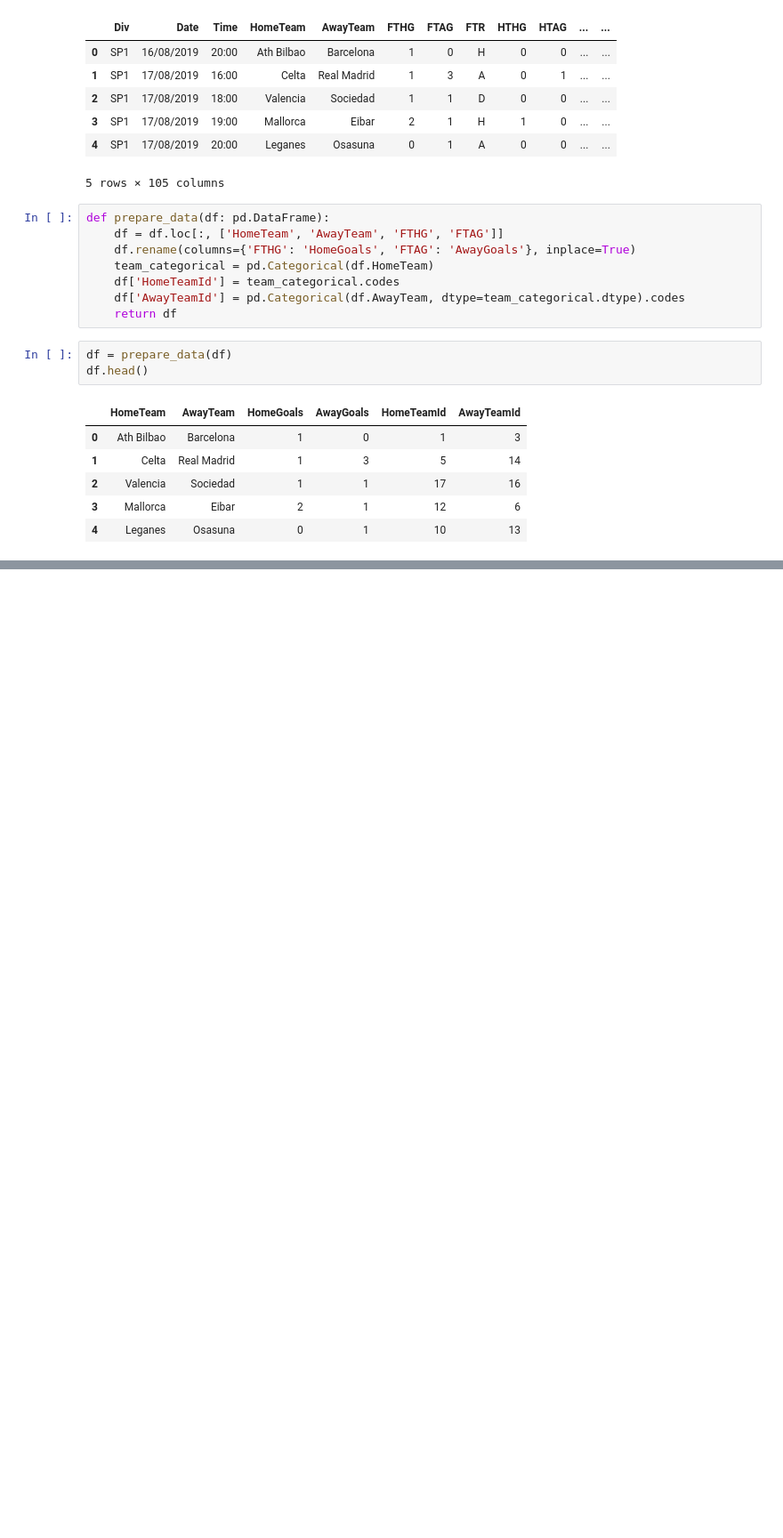
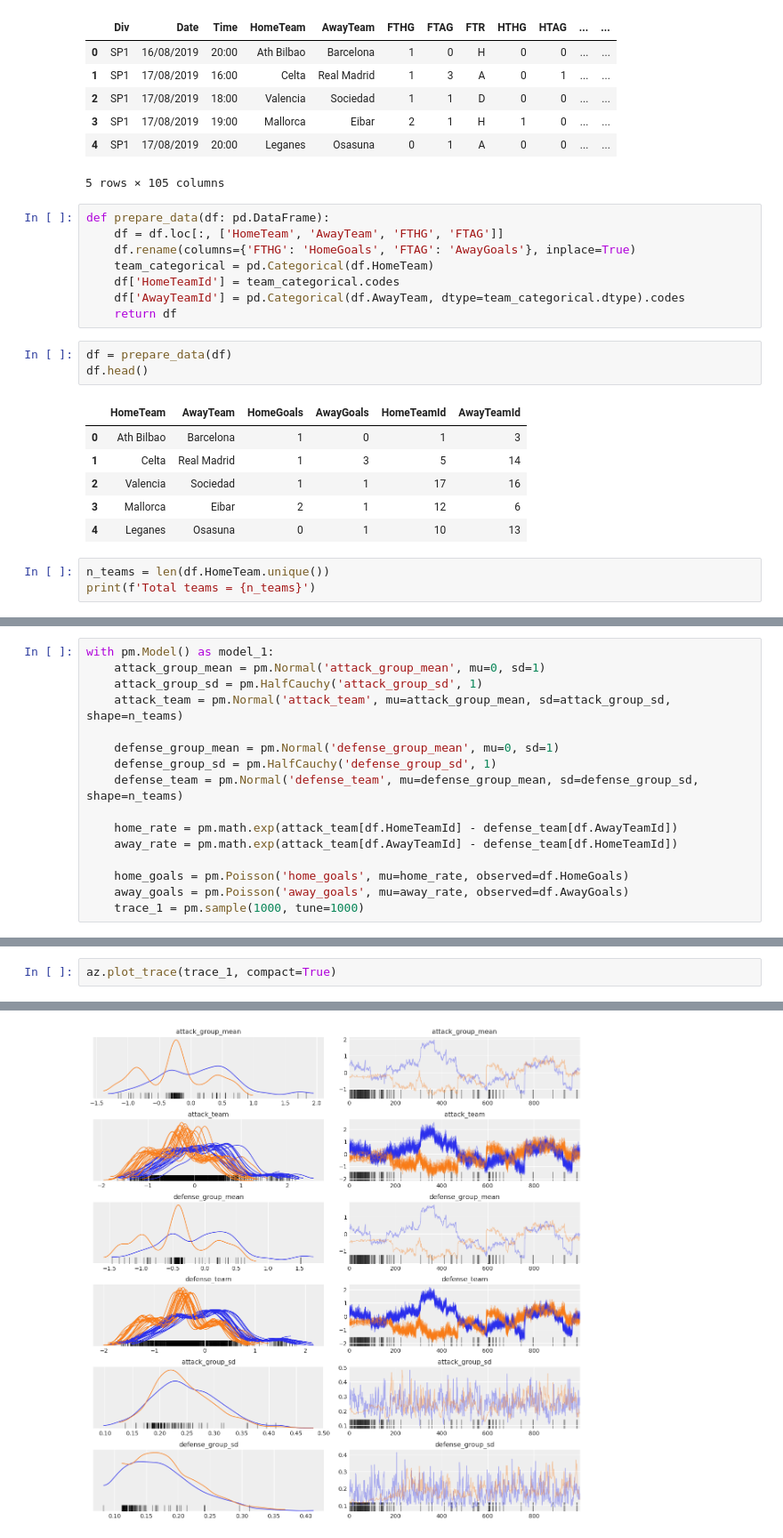
Before and after one commit to sagartomar/football-season-forecast, a Jupyter notebook: Modelling.ipynb, the cells around one changed output, grey strips where cells are left out. Shown at 89% size. Saved outputs shown, nothing was run; the diff lists cells and outputs as text; blank space fills up the shorter version.

Commit message:
Added model 1: no home advantage

```diff
--- a/Modelling.ipynb
+++ b/Modelling.ipynb
@@ -42,3 +42,6 @@ df.head()
 | 2 | Valencia | Sociedad | 1 | 1 | 17 | 16 |
 | 3 | Mallorca | Eibar | 2 | 1 | 12 | 6 |
 | 4 | Leganes | Osasuna | 0 | 1 | 10 | 13 |
+# %%
+n_teams = len(df.HomeTeam.unique())
+print(f'Total teams = {n_teams}')
@@ -44,0 +67,16 @@ df.head()
+# %%
+with pm.Model() as model_1:
+    attack_group_mean = pm.Normal('attack_group_mean', mu=0, sd=1)
+    attack_group_sd = pm.HalfCauchy('attack_group_sd', 1)
+    attack_team = pm.Normal('attack_team', mu=attack_group_mean, sd=attack_group_sd, shape=n_teams)
+
+    defense_group_mean = pm.Normal('defense_group_mean', mu=0, sd=1)
+    defense_group_sd = pm.HalfCauchy('defense_group_sd', 1)
+    defense_team = pm.Normal('defense_team', mu=defense_group_mean, sd=defense_group_sd, shape=n_teams)
+
+    home_rate = pm.math.exp(attack_team[df.HomeTeamId] - defense_team[df.AwayTeamId])
+    away_rate = pm.math.exp(attack_team[df.AwayTeamId] - defense_team[df.HomeTeamId])
+
+    home_goals = pm.Poisson('home_goals', mu=home_rate, observed=df.HomeGoals)
+    away_goals = pm.Poisson('away_goals', mu=away_rate, observed=df.AwayGoals)
+    trace_1 = pm.sample(1000, tune=1000)
@@ -44,0 +93,3 @@ df.head()
+# %%
+az.plot_trace(trace_1, compact=True)
+# %% [output]
@@ -44,0 +109 @@ df.head()
+[figure, added]
```
Also changed, not shown: parts of 5 cells of this notebook.
